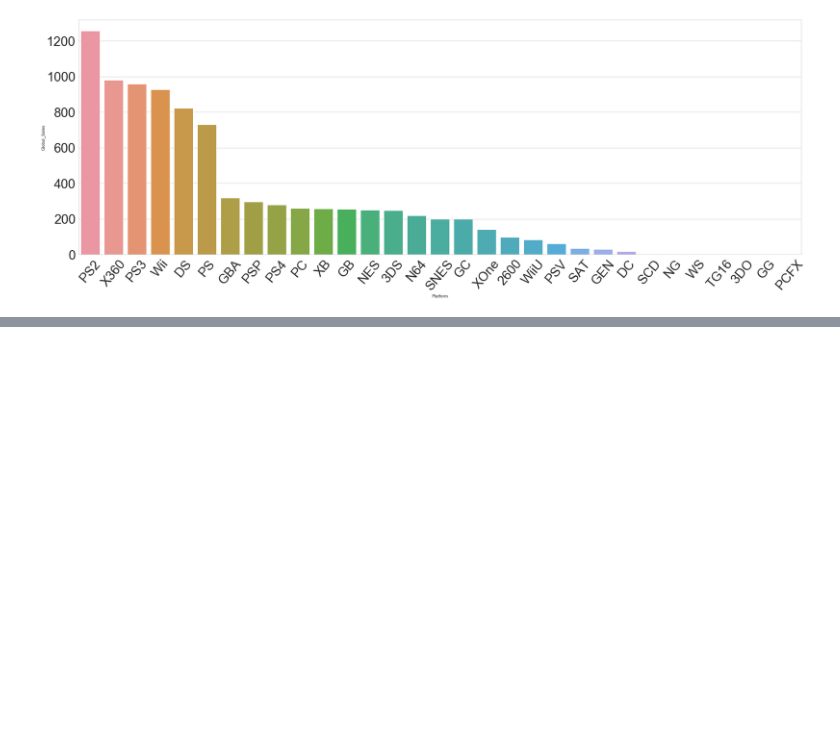
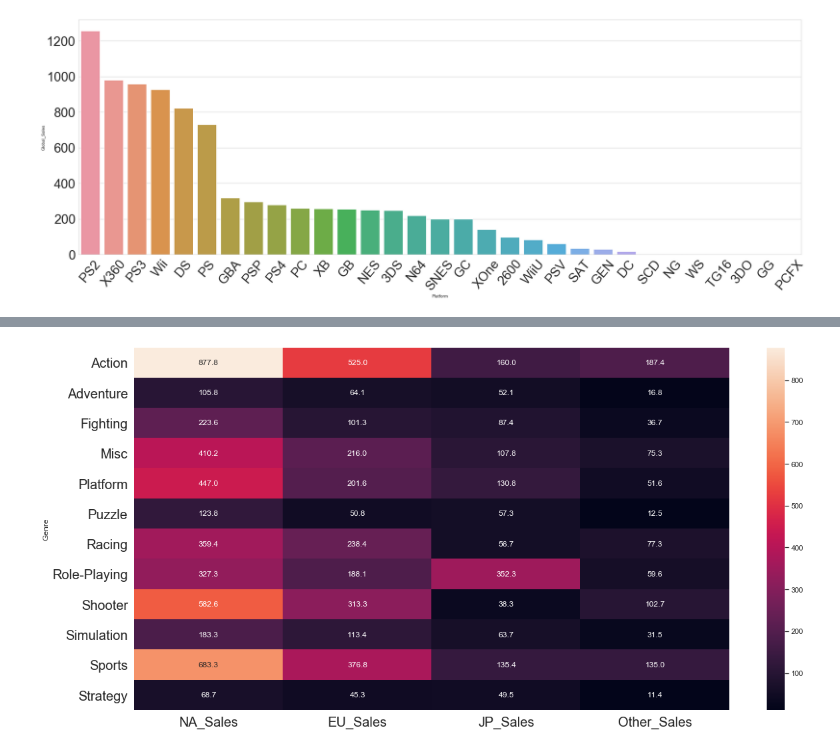
Before and after one commit to yeonghwanchoi/EDA, a Jupyter notebook: videogames/video_games.ipynb, the cells around one changed output, grey strips where cells are left out. Drawn from its saved outputs; the diff is of its cells as text; code cells hidden in the pictures; blank space fills up the shorter version.

```diff
--- a/videogames/video_games.ipynb
+++ b/videogames/video_games.ipynb
@@ -327,0 +346,5 @@ plt.yticks(size=30)
+# %%
+comp_genre = data[['Genre', 'NA_Sales', 'EU_Sales', 'JP_Sales', 'Other_Sales']]
+# comp_genre
+comp_map = comp_genre.groupby(by=['Genre']).sum()
+comp_map
@@ -327,0 +366,10 @@ plt.yticks(size=30)
+# %%
+plt.figure(figsize=(20, 10))
+sns.set(font_scale=1)
+sns.heatmap(comp_map, annot=True, fmt = '.1f')
+
+plt.xticks(fontsize=20)
+plt.yticks(fontsize=20)
+plt.show()
+# %% [output]
+[figure, added]
```
Also changed, not shown: parts of 7 cells of this notebook.
